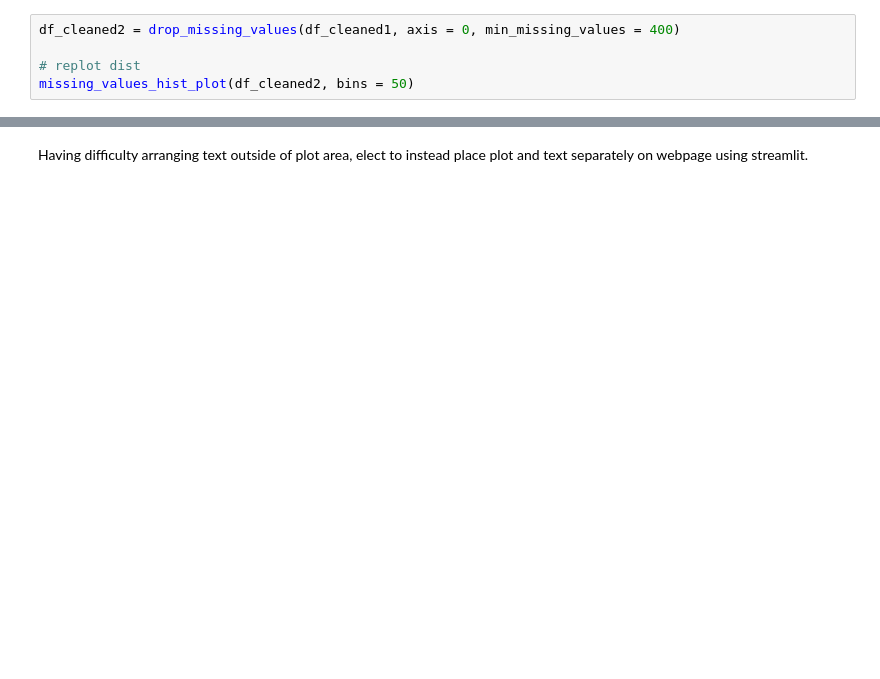
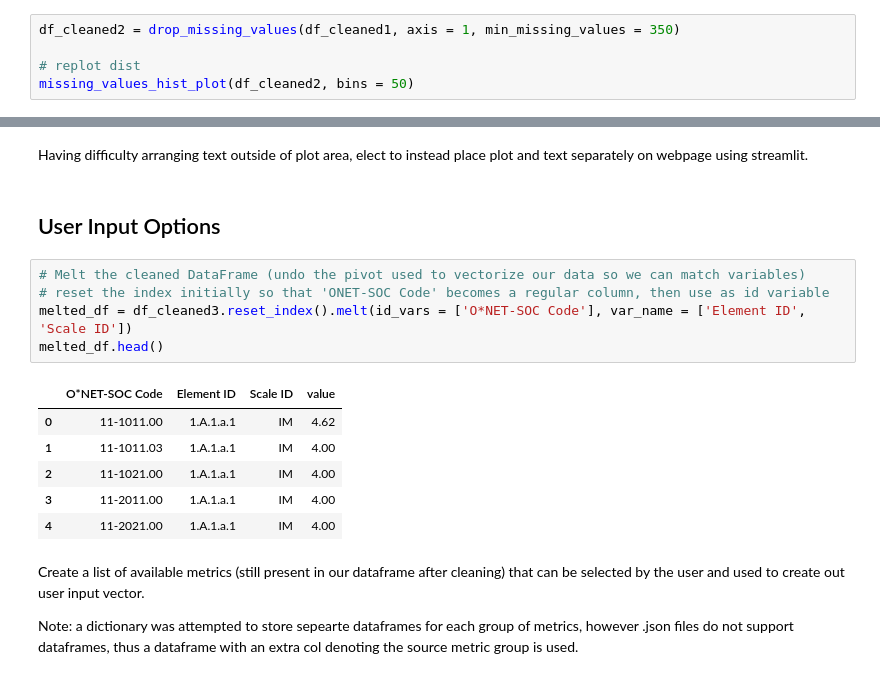
Before and after one commit to jasondetaylor/Occupational_Map_WIP, a Jupyter notebook: Occupational Map.ipynb, the cells around one changed output, grey strips where cells are left out. Cells and saved outputs as stored; diff of their text form; blank space fills up the shorter version.

Commit message:
Added 'user input options' section, edited markdowns in cleaning seaction

```diff
--- a/Occupational Map.ipynb
+++ b/Occupational Map.ipynb
@@ -177,5 +182,5 @@ It seems we have a group of occupations, as represented by the right most bar of
 # %%
-df_cleaned2 = drop_missing_values(df_cleaned1, axis = 0, min_missing_values = 400)
+df_cleaned2 = drop_missing_values(df_cleaned1, axis = 1, min_missing_values = 350)
 
 # replot dist
 missing_values_hist_plot(df_cleaned2, bins = 50)
@@ -406,2 +412,20 @@ fig.show()
 # %% [markdown]
 Having difficulty arranging text outside of plot area, elect to instead place plot and text separately on webpage using streamlit.
+# %% [markdown]
+## User Input Options
+# %%
+# Melt the cleaned DataFrame (undo the pivot used to vectorize our data so we can match variables)
+# reset the index initially so that 'ONET-SOC Code' becomes a regular column, then use as id variable
+melted_df = df_cleaned3.reset_index().melt(id_vars = ['O*NET-SOC Code'], var_name = ['Element ID', 'Scale ID'])
+melted_df.head()
+# %% [output]
+|  | O*NET-SOC Code | Element ID | Scale ID | value |
+| 0 | 11-1011.00 | 1.A.1.a.1 | IM | 4.62 |
+| 1 | 11-1011.03 | 1.A.1.a.1 | IM | 4.00 |
+| 2 | 11-1021.00 | 1.A.1.a.1 | IM | 4.00 |
+| 3 | 11-2011.00 | 1.A.1.a.1 | IM | 4.00 |
+| 4 | 11-2021.00 | 1.A.1.a.1 | IM | 4.00 |
+# %% [markdown]
+Create a list of available metrics (still present in our dataframe after cleaning) that can be selected by the user and used to create out user input vector.
+
+Note: a dictionary was attempted to store sepearte dataframes for each group of metrics, however .json files do not support dataframes, thus a dataframe with an extra col denoting the source metric group is used.
```
Also changed, not shown: parts of 13 cells of this notebook.
